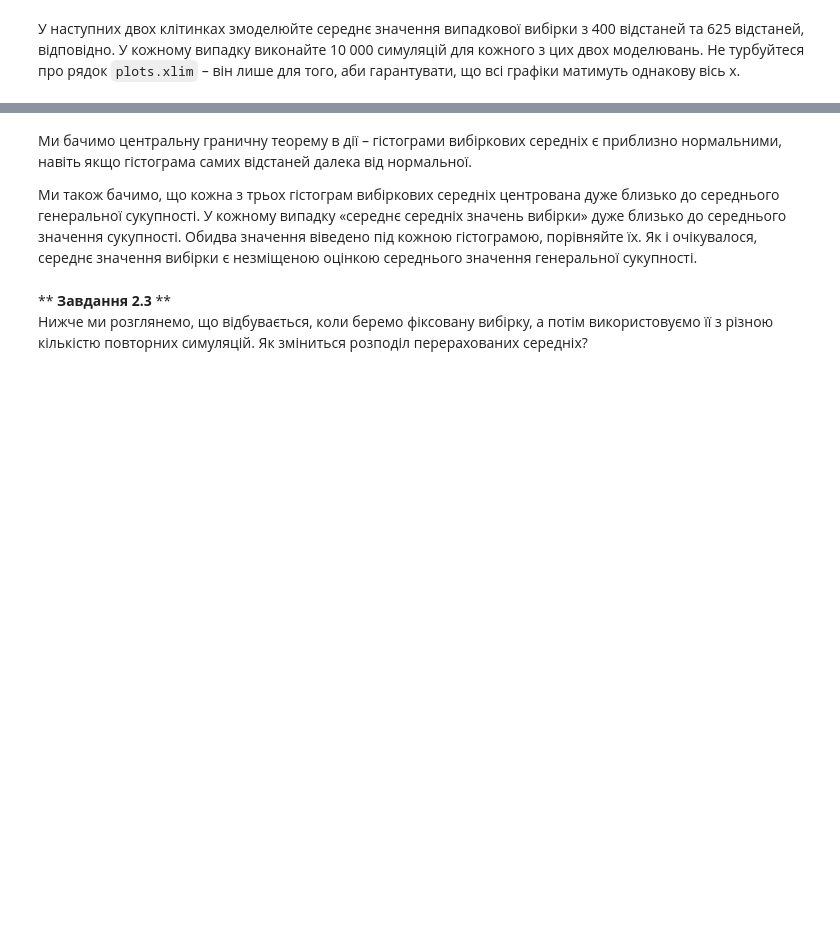
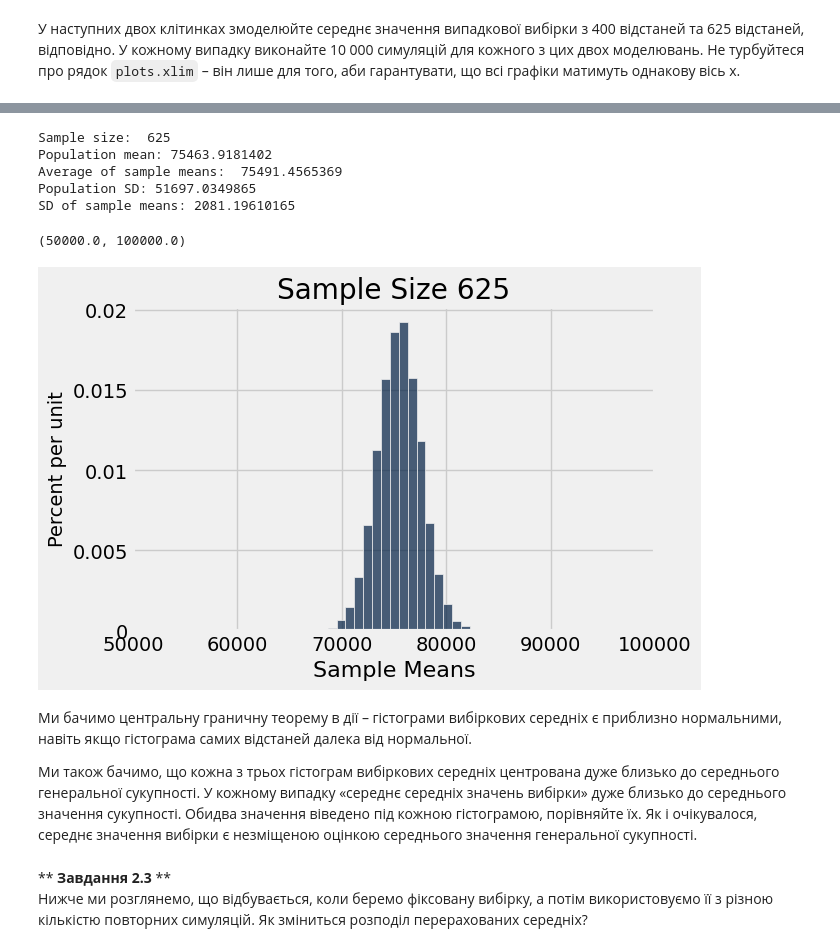
Before and after one commit to mashaven/sheva-stats, a Jupyter notebook: task-2/pr2_5/pr2_5.ipynb, the cells around one changed output, grey strips where cells are left out. Saved outputs shown, nothing was run; the diff lists cells and outputs as text; code cells hidden in the pictures; blank space fills up the shorter version.

```diff
--- a/task-2/pr2_5/pr2_5.ipynb
+++ b/task-2/pr2_5/pr2_5.ipynb
@@ -237,6 +274,14 @@ plots.xlim(50000, 100000)
 # %%
-simulate_sample_mean(..., ..., ..., ...)
+simulate_sample_mean(distances, 'distance', 625, 10_000)
 plots.xlim(50000, 100000)
+# %% [output]
+Sample size:  625
+Population mean: 75463.9181402
+Average of sample means:  75491.4565369
+Population SD: 51697.0349865
+SD of sample means: 2081.19610165
+(50000.0, 100000.0)
+[figure, added]
 # %% [markdown]
 Ми бачимо центральну граничну теорему в дії – гістограми вибіркових середніх є приблизно нормальними, навіть якщо гістограма самих відстаней далека від нормальної.
 
```
Also changed, not shown: parts of 20 cells of this notebook.
